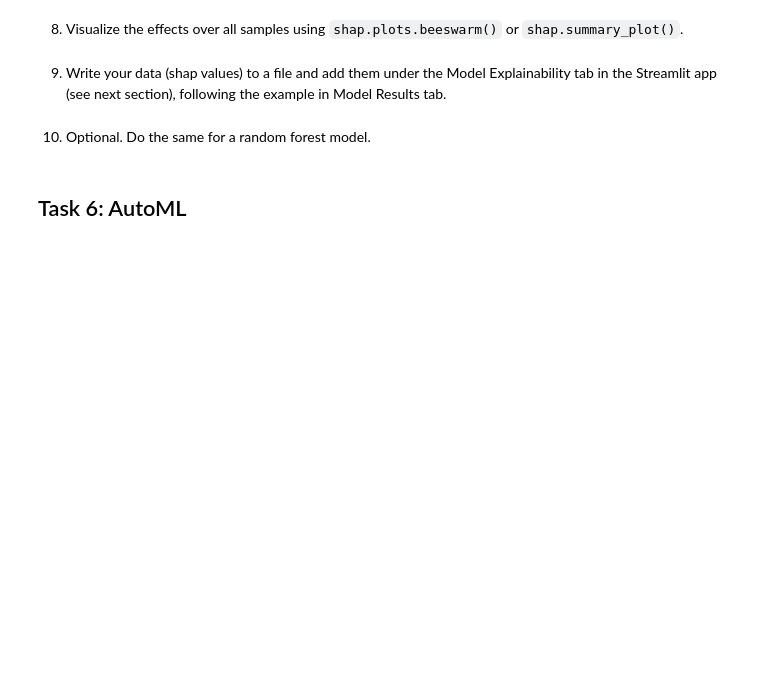
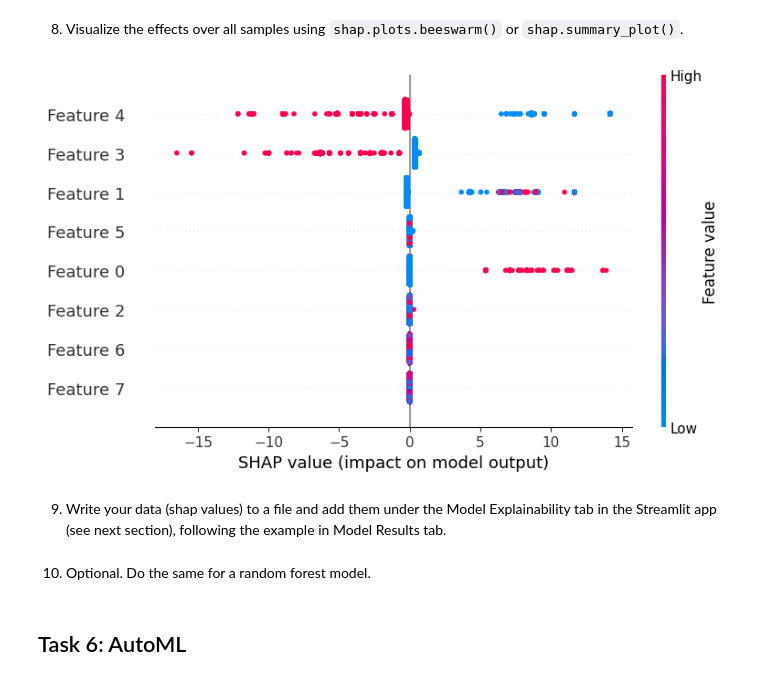
Before and after one commit to ArsalanLodhiCA/ML, a Jupyter notebook: assignments/week-06-supervised-ml/nb/electronics-purchase-prediction.ipynb, the cells around one changed output. Saved outputs shown, nothing was run; the diff lists cells and outputs as text; code cells hidden in the pictures; blank space fills up the shorter version.

```diff
--- a/assignments/week-06-supervised-ml/nb/electronics-purchase-prediction.ipynb
+++ b/assignments/week-06-supervised-ml/nb/electronics-purchase-prediction.ipynb
@@ -449,3 +694,11 @@ shap_values = None # YOUR CODE HERE
+# %%
+# Plot the feature importance values using beeswarm plot
+#shap.plots.beeswarm(shap_values)
+
+# Plot the feature importance values using summary plot
+shap.summary_plot(shap_values)
+# %% [output]
+[figure, added]
 # %% [markdown]
 9. Write your data (shap values) to a file and add them under the Model Explainability tab in the Streamlit app (see next section), following the example in Model Results tab.
 # %% [markdown]
```
Also changed, not shown: parts of 49 cells of this notebook, 3 other files.
